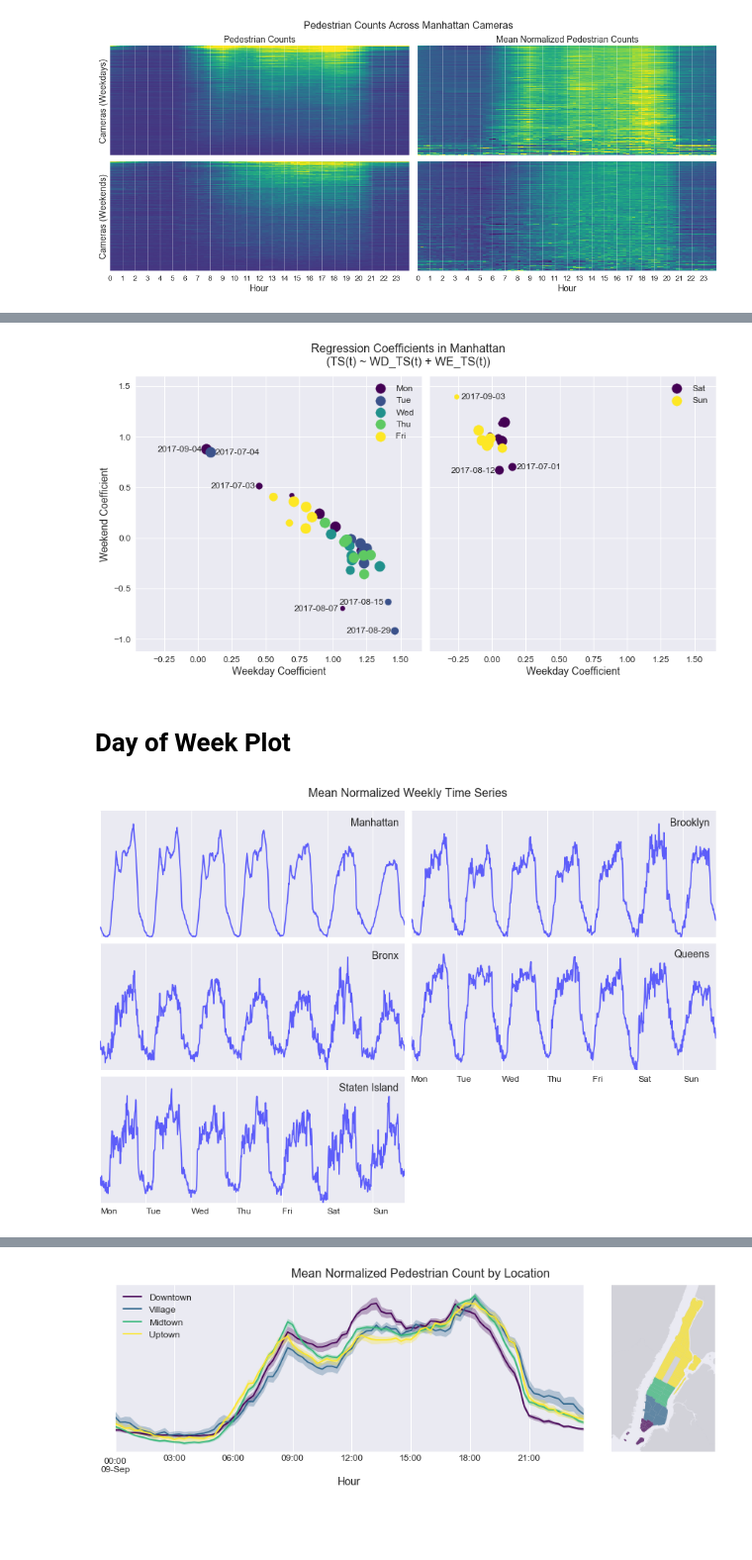
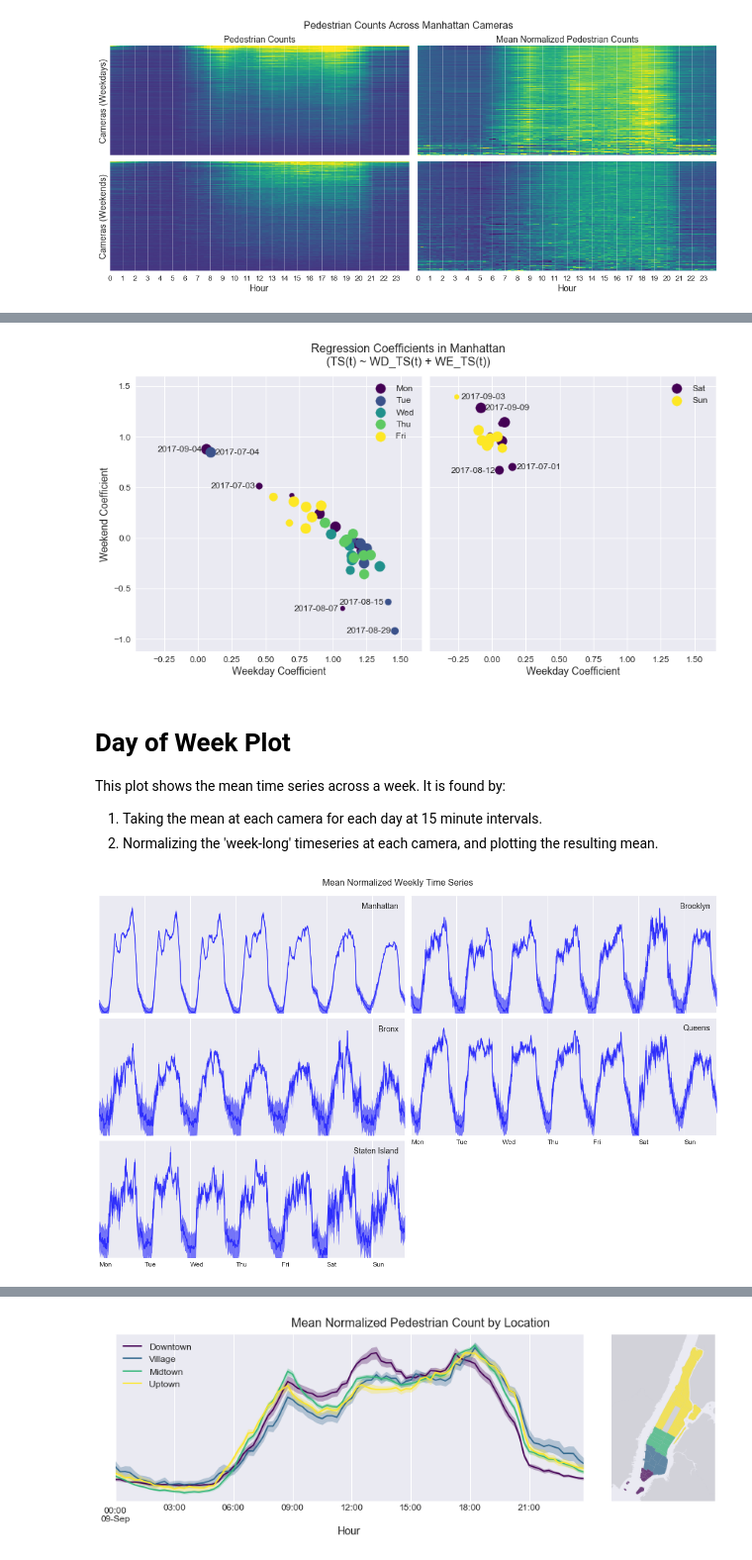
Before and after one commit to basyavasya-honmono/hadive, a Jupyter notebook: notebooks/1.0-JV-AssortedPlots.ipynb, the cells around one changed output, grey strips where cells are left out. Shown at 99% size. Cells and saved outputs as stored; diff of their text form; code cells hidden in the pictures; blank space fills up the shorter version.

```diff
--- a/notebooks/1.0-JV-AssortedPlots.ipynb
+++ b/notebooks/1.0-JV-AssortedPlots.ipynb
@@ -210,8 +228,11 @@ else:
 
 # -- Find mean time series across cameras for each day.
 wd_ = wd.groupby(["cam_id", "d", "t"]).mean().unstack(level=[0, 1]).dropna(axis=1)
+wd_ = ((wd_ - wd_.mean()) / wd_.std())
 wd_ = wd_.stack([1, 2]).reset_index().drop("cam_id", axis=1).groupby(["d", "t"]).mean().unstack(1)
+
 we_ = we.groupby(["cam_id", "d", "t"]).mean().unstack(level=[0, 1]).dropna(axis=1)
+we_ = ((we_ - we_.mean()) / we_.std())
 we_ = we_.stack([1, 2]).reset_index().drop("cam_id", axis=1).groupby(["d", "t"]).mean().unstack(1)
 
 # -- Plot.
@@ -226,7 +247,7 @@ for [axl, axr], dd in zip([r1, r2], [wd_, we_]):
         dd["wd"] = dd.index.weekday
         dd = dd.set_index("wd", append=True).sort_index(level=1)
 
-        axl.imshow(dd, cmap="coolwarm", aspect="auto")
+        axl.imshow(dd, cmap="viridis", aspect="auto")
         axl.set_yticks(range(len(dd.index)))
         axl.set_yticklabels([x[:3] for x in dd.index.get_level_values(0).weekday_name])
     else:
@@ -275,4 +296,6 @@ r2[0].set_ylabel("Weekends", fontsize=14)
 
 fig.suptitle("Pedestrian Counts Across Manhattan Cameras", fontsize=16, y=1.03)
 fig.tight_layout()
+
+fig.savefig("../outputs/plots/ped_im_daily_mn.png", bbox_inches='tight')
 # %% [output]
@@ -364,12 +399,22 @@ ax.legend([handles[i] for i in range(len(handles))
 # %%
 boro = "Manhattan"
-saved_data = True
+saved_data = False
 
 if not saved_data:
     # -- Select relevant cameras and split to weekdays and weekends.
     tmp = df[(df.cam_id.isin(cams[(cams.boro == boro) & (cams.people == 1)].cam_id.values))]
     wd = tmp[tmp.index.weekday < 5]
     we = tmp[tmp.index.weekday >= 5]
+
+#     wd_ = wd.groupby(["cam_id", "d", "t"]).mean().unstack(level=[0, 1]).dropna(axis=1)
+#     wd_ = ((wd_ - wd_.mean()) / wd_.std())
+#     wd_ = wd_.stack([1, 2]).reset_index().drop("cam_id", axis=1).groupby(["d", "t"]).mean().unstack(1)
+#     wd_ = ((wd_.T - wd_.T.mean()) / wd_.T.std()).T
+
+#     we_ = we.groupby(["cam_id", "d", "t"]).mean().unstack(level=[0, 1]).dropna(axis=1)
+#     we_ = ((we_ - we_.mean()) / we_.std())
+#     we_ = we_.stack([1, 2]).reset_index().drop("cam_id", axis=1).groupby(["d", "t"]).mean().unstack(1)
+#     we_ = ((we_.T - we_.T.mean()) / we_.T.std()).T
 
     # -- Find mean time series across cameras for each day.
     wd_ = wd.groupby(["cam_id", "d", "t"]).mean().unstack(level=[0, 1]).dropna(axis=1)
@@ -435,48 +480,59 @@ for ax, dd in zip([ax1, ax2], [wd_reg, we_reg]):
 ax1.set_ylabel("Weekend Coefficient", fontsize=14)
 fig.suptitle("Regression Coefficients in Manhattan\n(TS(t) ~ WD_TS(t) + WE_TS(t))", fontsize=16, y=1.08)
 fig.tight_layout()
+
+fig.savefig("../outputs/plots/ped_daily_anom_reg_mn.png", bbox_inches='tight')
 # %% [output]
-[figure, old version]
+[figure, new version]
-# %% [markdown]
-# Day of Week Plot
+# %% [markdown]
+# Day of Week Plot
+
+This plot shows the mean time series across a week. It is found by:
+1. Taking the mean at each camera for each day at 15 minute intervals.
+2. Normalizing the 'week-long' timeseries at each camera, and plotting the resulting mean.
 # %%
 saved_data = True
 
 # -- Plot.
-fig, [r1, r2, r3] = plt.subplots(nrows=3, ncols=2, figsize=(12, 8))
+fig, [r1, r2, r3] = plt.subplots(nrows=3, ncols=2, figsize=(20, 12))
 fig.delaxes(r3[1])
 
 color = iter(cm.viridis(np.linspace(0, 1, len(bb))))
 
 for boro, ax in zip(bb, np.hstack([r1, r2, r3])):
     if not saved_data:
         # -- Select relevant cameras and exclude rain days.
         tmp = df[(df.cam_id.isin(cams[(cams.boro == boro) & (cams.people == 1)].cam_id.values))]
         tmp = tmp[tmp.d.isin(prec[prec.PRCP < 0.05].d.values) & (~tmp.index.isin(hol))]
         tmp["dd"] = tmp.index.dayofweek
-        tmp = tmp.groupby(["cam_id", "dd", "t"]).mean().unstack(level=0)
+        tmp = tmp.groupby(["cam_id", "dd", "t"]).mean().unstack(level=[0, 1])
+
         tmp.to_pickle("../data/results/{}_dayofweek.pkl".format(boro.lower()))
 
     else:
         tmp = pd.read_pickle("../data/results/{}_dayofweek.pkl".format(boro.lower()))
 
     week = ((tmp - tmp.mean()) / tmp.std())
     week_mean = week.T.mean()
+    week_pm = (week_mean - week.T.std()) / np.sqrt(len(week.T))
+
     week_mean.plot(ax=ax, c="b", alpha=0.6)
+    ax.fill_between(range(len(week_mean)), week_mean + week_pm, week_mean - week_pm, color="b", alpha=0.5)
 
     ax.set_yticklabels([])
     ax.set_xticklabels([])
     ax.set_xlabel("")
     ax.grid(False, which="both", axis="y")
     ax.text(4*24*7 - 15, week_mean.max() * 1.1, boro, fontsize=14, va="top", ha="right")
     ax.set_ylim(week_mean.min(), week_mean.max() * 1.2)
 
 for ax in [r3[0], r2[1]]:
     ax.set_xticklabels(list(calendar.day_abbr), ha="left")
     ax.tick_params(axis="both", which="both", labelsize=12)
 
-fig.suptitle("Mean Normalized Weekly Time Series", fontsize=16, va="bottom", y=1.01)
-fig.tight_layout()
+fig.suptitle("Mean Normalized Weekly Time Series", fontsize=16, va="bottom", y=0.90)
 fig.subplots_adjust(hspace=0.05, wspace=0.02)
+
+fig.savefig("../outputs/plots/day_of_week_line.png", bbox_inches='tight')
 # %% [output]
-[figure, old version]
+[figure, new version]
```
Also changed, not shown: parts of 27 cells of this notebook, 1 other file.
